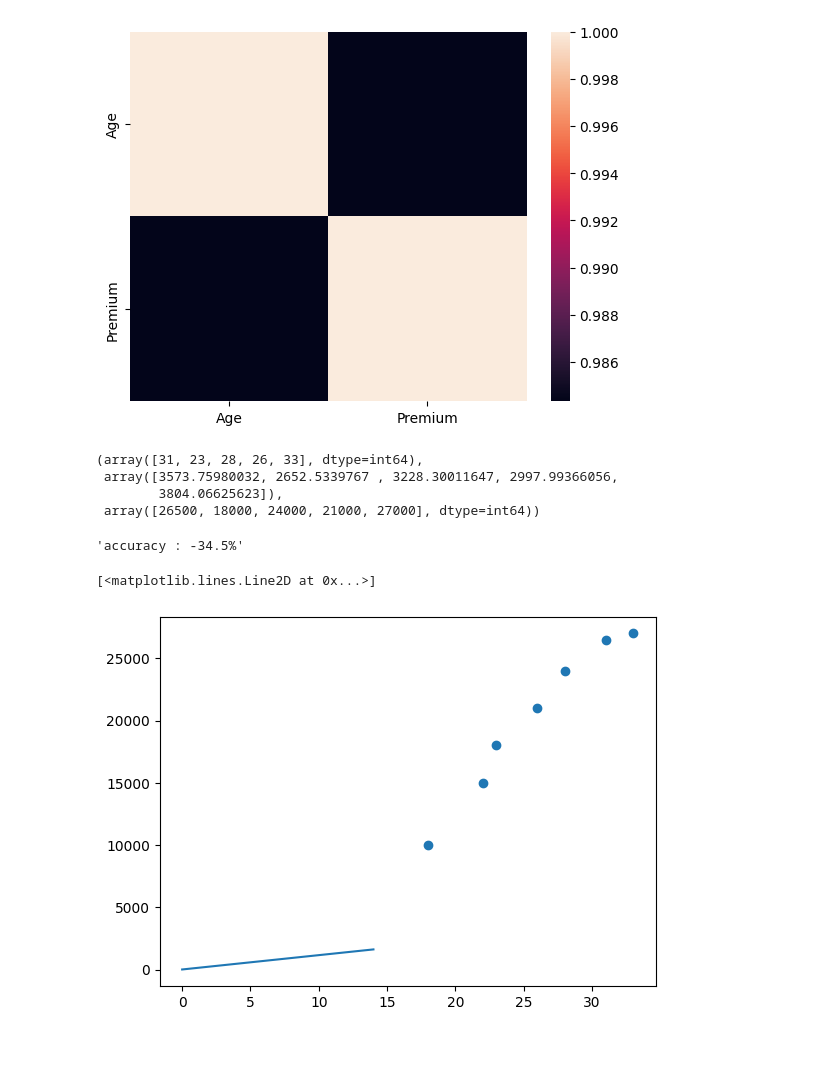
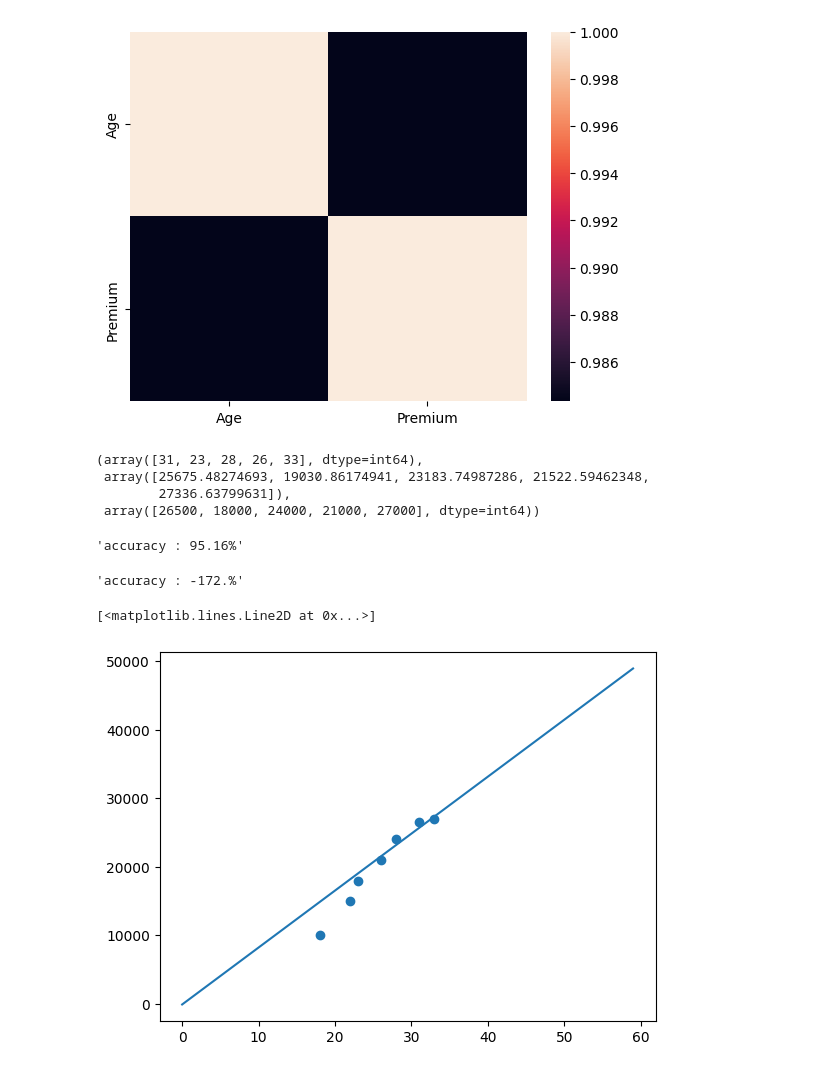
Before and after one commit to royhankamil/Machine-Learning-Project, a Jupyter notebook: Practice_linear_regression/Insurance-slr/scratch.ipynb, the cells around one changed output. Drawn from its saved outputs; the diff is of its cells as text; code cells hidden in the pictures.

```diff
--- a/Practice_linear_regression/Insurance-slr/scratch.ipynb
+++ b/Practice_linear_regression/Insurance-slr/scratch.ipynb
@@ -67,8 +67,8 @@ class LinearRegression:
             m_gradient = -(2/n) * sum(x * (y-current_y))
             b_gradient = -(2/n) * sum(y - current_y)
 
-            self.m = m - learning_rate * m_gradient
-            self.b = b - learning_rate * b_gradient
+            self.m = self.m - learning_rate * m_gradient
+            self.b = self.b - learning_rate * b_gradient
 
     def predict(self, x):
         return self.m * x + self.b
@@ -105,24 +108,30 @@ X_train, X_test, y_train, y_test = Train_Test_Split(x, y, 0.4, 42)
 # %%
 linear_regression = LinearRegression()
 
-linear_regression.fit(X_train, y_train, learning_rate=0.0001, epoch=10)
+linear_regression.fit(X_train, y_train, learning_rate=0.0001, epoch=10000)
 # %%
 X_train, linear_regression.predict(X_train),y_train
 # %% [output]
 (array([31, 23, 28, 26, 33], dtype=int64),
- array([3573.75980032, 2652.5339767 , 3228.30011647, 2997.99366056,
-        3804.06625623]),
+ array([25675.48274693, 19030.86174941, 23183.74987286, 21522.59462348,
+        27336.63799631]),
  array([26500, 18000, 24000, 21000, 27000], dtype=int64))
 # %%
 score = linear_regression.scores(y_train, linear_regression.predict(X_train))
 
-"accuracy : " + str(score)[:5] + "%"
+"accuracy : " + str(score * 100)[:5] + "%"
 # %% [output]
-'accuracy : -34.5%'
+'accuracy : 95.16%'
+# %%
+score = linear_regression.scores(y_test, linear_regression.predict(X_test))
+
+"accuracy : " + str(score * 100)[:5] + "%"
+# %% [output]
+'accuracy : -172.%'
 # %%
 plt.scatter(x, y)
-x_graphics = np.array([i for i in range(15)])
+x_graphics = np.array([i for i in range(60)])
 plt.plot(x_graphics, linear_regression.predict(x_graphics))
 # %% [output]
 [<matplotlib.lines.Line2D at 0x...>]
-[figure, old version]
+[figure, new version]
```
Also changed, not shown: parts of 1 cell of this notebook, 8 other files.
